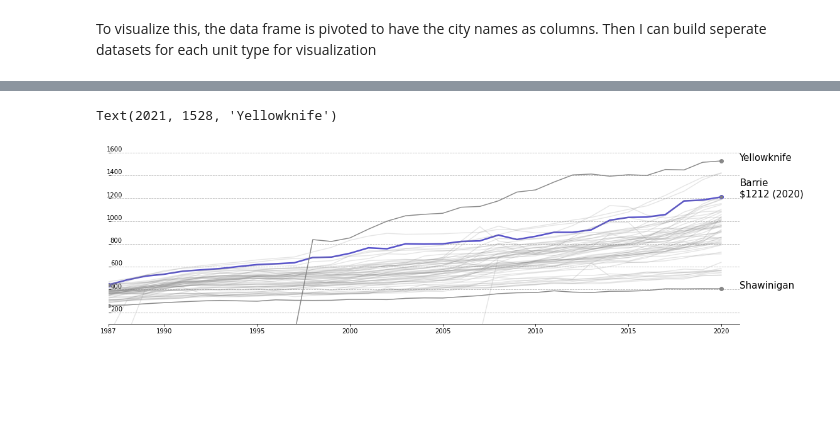
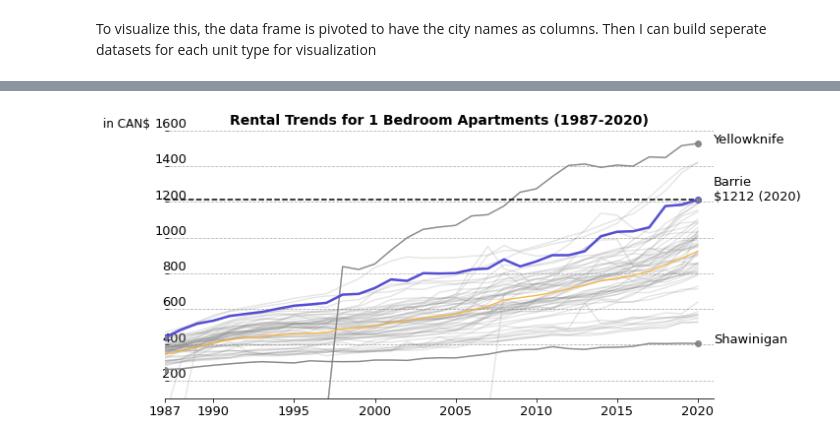
Before and after one commit to dpai/Python_viz_practice_notebooks, a Jupyter notebook: canada-rental-prices-visualization.ipynb, the cells around one changed output, grey strips where cells are left out. Cells and saved outputs as stored; diff of their text form; code cells hidden in the pictures; blank space fills up the shorter version.

Commit message:
Kaggle Notebook | Canada_Rental_Prices_Visualization | Version 19

```diff
--- a/canada-rental-prices-visualization.ipynb
+++ b/canada-rental-prices-visualization.ipynb
@@ -316,4 +316,4 @@ one_bed_df = combined_df.loc[:, ['City', 'Year', 'One_Bed']]
 one_bed_df = one_bed_df.pivot(index='Year', columns='City', values='One_Bed')
 one_bed_df = one_bed_df.drop(columns=['Whitehorse'])
 one_bed_df['Saint-Jean-sur-Richelieu'].iloc[-1] = 554.0
-one_bed_df
+mean_df = one_bed_df.mean(axis=1)
@@ -339,51 +320,65 @@ one_bed_df
 # %%
 from matplotlib import ticker
 sz = len(one_bed_df)
-fig, ax = plt.subplots(figsize=(18, 5))
-one_bed_df.iloc[-1,one_bed_df.iloc[-1].argmax()]
-ax.plot(one_bed_df.index,
-        one_bed_df.Barrie,
-        linewidth=2.5,
-        color='#544ED5',
-        markevery=sz-1, marker='o', markerfacecolor='gray')
+fig, ax = plt.subplots(figsize=(10, 5))
+
+all_cities = one_bed_df.columns
+all_cities.drop([one_bed_df.iloc[:,one_bed_df.iloc[-1].argmin()].name,
+                 one_bed_df.iloc[:,one_bed_df.iloc[-1].argmax()].name])
+for city in all_cities:
+    ax.plot(one_bed_df.index,
+            one_bed_df[city],
+            linewidth=1.4,
+            alpha=0.2,
+            color='gray')
+
 ax.plot(one_bed_df.index,
         one_bed_df.iloc[:,one_bed_df.iloc[-1].argmin()],
         linewidth=1.4,
         alpha=0.9,
         color='gray',
         markevery=sz-1, marker='o', markerfacecolor='gray')
 ax.plot(one_bed_df.index,
         one_bed_df.iloc[:,one_bed_df.iloc[-1].argmax()],
         linewidth=1.4,
         alpha=0.9,
         color='gray',
         markevery=sz-1, marker='o', markerfacecolor='gray')
 
-all_cities = one_bed_df.columns
-all_cities.drop([one_bed_df.iloc[:,one_bed_df.iloc[-1].argmin()].name,
-                 one_bed_df.iloc[:,one_bed_df.iloc[-1].argmax()].name])
-for city in all_cities:
-    ax.plot(one_bed_df.index,
-            one_bed_df[city],
-            linewidth=1.4,
-            alpha=0.2,
-            color='gray')
+ax.plot(mean_df.index,
+        mean_df,
+        linewidth=1.4,
+        alpha=0.9,
+        color='#f8af3a')
+
+ax.hlines(y=1212, xmin=1987, xmax=2020, color='black', linestyle='--')
+
+ax.plot(one_bed_df.index,
+        one_bed_df.Barrie,
+        linewidth=2.5,
+        color='#544ED5',
+        markevery=sz-1, marker='o', markerfacecolor='gray')
 
 ax.set_xlim((1987,2021))
 ax.set_ylim((100, 1600))
 ax.xaxis.grid(False, which='major')
 ax.yaxis.grid(True, which='major', linestyle='--')
 ax.spines['top'].set_visible(False)
 ax.spines['right'].set_visible(False)
 ax.spines['left'].set_visible(False)
 ax.tick_params(axis="y",direction="in", pad=-22)
 for tick in ax.get_yticklabels():
     tick.set_verticalalignment("bottom")
 x_ticks = np.append(ax.get_xticks(), 1987)
 ax.xaxis.set_major_locator(ticker.FixedLocator(x_ticks))
-ax.annotate('Barrie\n$1212 (2020)', xy=(2021,1212), fontsize=15)
-ax.annotate(f'{one_bed_df.iloc[:,one_bed_df.iloc[-1].argmin()].name}', xy=(2021,407), fontsize=15)
-ax.annotate(f'{one_bed_df.iloc[:,one_bed_df.iloc[-1].argmax()].name}', xy=(2021,1528), fontsize=15)
+ax.annotate('Barrie\n$1212 (2020)', xy=(2021,1212), fontsize=13)
+ax.annotate(f'{one_bed_df.iloc[:,one_bed_df.iloc[-1].argmin()].name}', xy=(2021,407), fontsize=13)
+ax.annotate(f'{one_bed_df.iloc[:,one_bed_df.iloc[-1].argmax()].name}', xy=(2021,1528), fontsize=13)
+for label in (ax.get_xticklabels() + ax.get_yticklabels()):
+    label.set_fontname('Arial')
+    label.set_fontsize(13)
+ax.set_ylabel("in CAN$", loc="top", rotation="horizontal", fontsize=12, fontname="Arial")
+ax.set_title("Rental Trends for 1 Bedroom Apartments (1987-2020)", weight='bold', fontsize=14, fontname="Arial")
+plt.show()
 # %% [output]
-Text(2021, 1528, 'Yellowknife')
-[figure, old version]
+[figure, new version]
```
Also changed, not shown: parts of 3 cells of this notebook.
